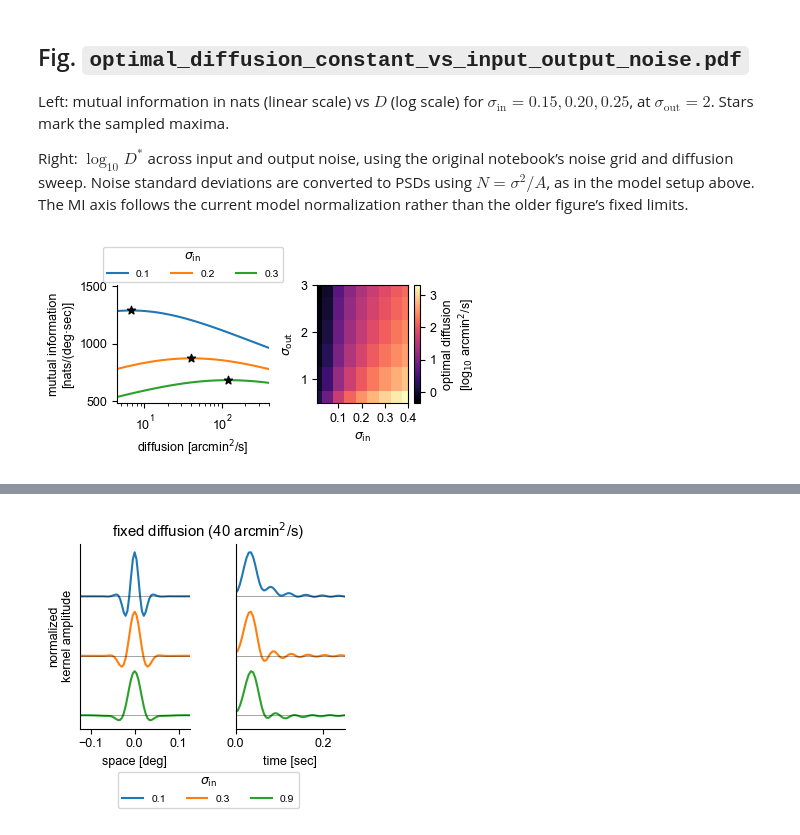
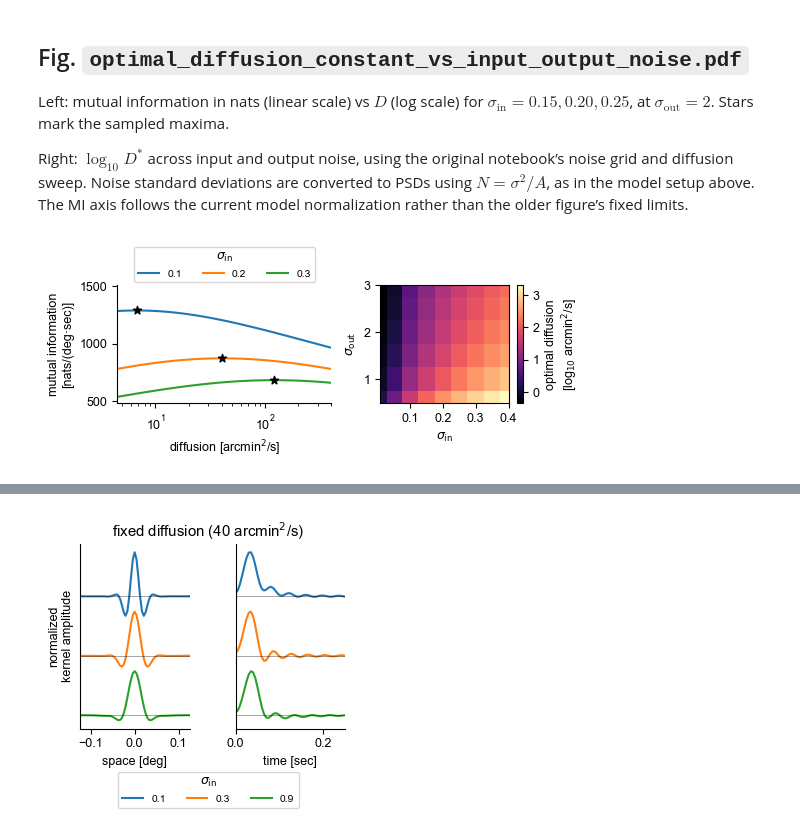
Before and after one commit to Yates-Lab/efficient-coding-drift-spectrum, a Jupyter notebook: scripts/moving_retina_paper_figures.ipynb, the cells around one changed output, grey strips where cells are left out. Saved outputs shown, nothing was run; the diff lists cells and outputs as text; code cells hidden in the pictures.

```diff
--- a/scripts/moving_retina_paper_figures.ipynb
+++ b/scripts/moving_retina_paper_figures.ipynb
@@ -848,7 +848,7 @@ for sigma_in_i in tqdm(sigma_ins_curves, desc="MI curves"):
     ]
 # %%
 fig, axs = plt.subplots(
-    1, 2, figsize=(0.65 * fw, 0.7 * hw), width_ratios=[0.8, 0.6],
+    1, 2, figsize=(0.8 * fw, 0.7 * hw), width_ratios=[0.8, 0.6],
 )
 # colors = mpl.cm.viridis_r(np.linspace(0.3, 1, len(sigma_ins_curves)))
 
@@ -886,31 +886,31 @@ curve_optima = D_opt_arr[curve_indices, j_out]
 ax.set_xlim(min(8, curve_optima.min() / 1.5), max(400, curve_optima.max() * 1.5))
 visible = (D_arcmins >= ax.get_xlim()[0]) & (D_arcmins <= ax.get_xlim()[1])
 visible_MI = all_MI_arr[curve_indices, j_out][:, visible]
 mi_min = visible_MI.min()
 mi_max = max(visible_MI.max(), MI_opt_arr[curve_indices, j_out].max())
 mi_span = mi_max - mi_min
 ax.set_ylim(mi_min - 0.08 * mi_span, mi_max + 0.3 * mi_span)
 
 ax = axs[1]
 pcm = ax.pcolormesh(
     sigma_ins_sweep, sigma_outs_sweep, np.log10(D_opt_arr.T),
     shading="nearest", cmap="magma",
 )
 cbar = fig.colorbar(pcm, ax=ax)
 cbar.set_label(f"optimal diffusion\n[log$_{{10}}$ arcmin$^2$/s]")
 ax.set_xlabel(r"$\sigma_{\mathrm{in}}$")
 ax.set_ylabel(r"$\sigma_{\mathrm{out}}$")
 ax.set_xlim(sigma_ins_sweep[0], sigma_ins_sweep[-1])
 ax.set_ylim(sigma_outs_sweep[0], sigma_outs_sweep[-1])
 ax.set_xticks([0.1, 0.2, 0.3, 0.4])
 ax.set_yticks([1, 2, 3])
 ax.xaxis.set_major_formatter(plain_formatter())
 ax.yaxis.set_major_formatter(plain_formatter())
 ax.spines["right"].set_visible(True)
 ax.spines["top"].set_visible(True)
 
 fig.tight_layout()
 fig.savefig(RESULTS / "optimal_diffusion_constant_vs_input_output_noise.pdf", bbox_inches="tight")
 plt.show()
 # %% [output]
-[figure, old version]
+[figure, new version]
```
Also changed, not shown: parts of 3 cells of this notebook, 3 other files.
